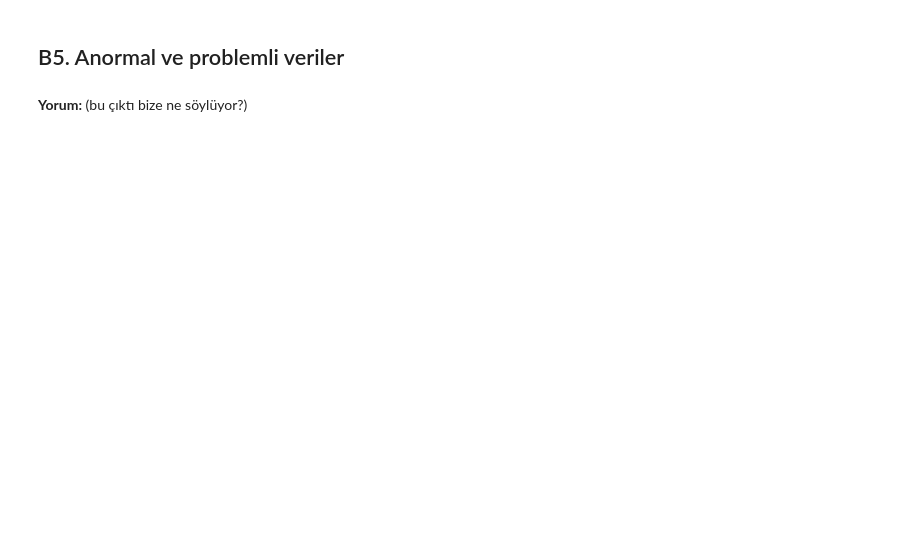
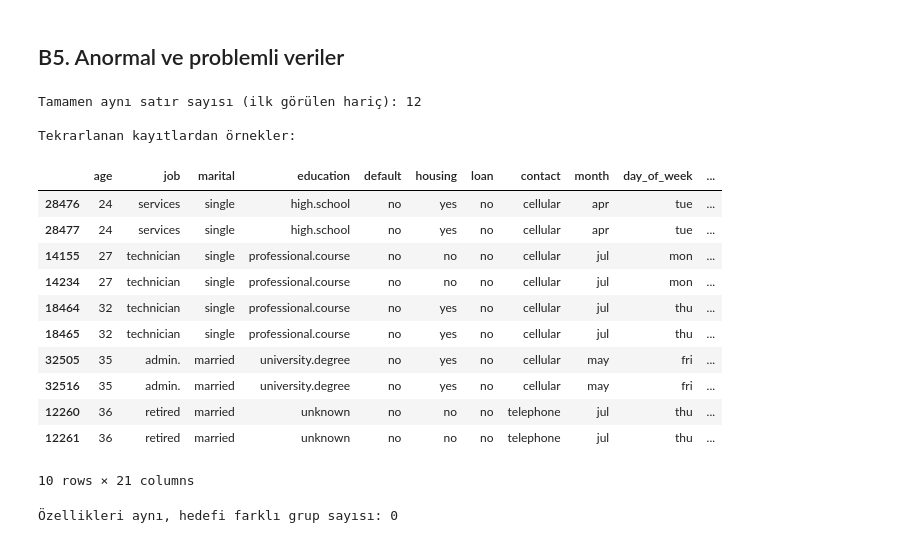
Before and after one commit to zeyneppbaran/ml-proje, a Jupyter notebook: notebooks/01_veri_tanitimi.ipynb, the cells around one changed output. Cells and saved outputs as stored; diff of their text form; code cells hidden in the pictures; blank space fills up the shorter version.

```diff
--- a/notebooks/01_veri_tanitimi.ipynb
+++ b/notebooks/01_veri_tanitimi.ipynb
@@ -467,2 +516,34 @@ sozluk
-# %% [markdown]
-**Yorum:** (bu çıktı bize ne söylüyor?)
+# %%
+# TEKRARLANAN KAYITLARIN ARAŞTIRILMASI
+
+# 1. Tüm sütunları (hedef dahil) aynı olan satırlar
+tam_tekrar = df_ham.duplicated()
+print("Tamamen aynı satır sayısı (ilk görülen hariç):", tam_tekrar.sum())
+
+if tam_tekrar.sum() > 0:
+    print("\nTekrarlanan kayıtlardan örnekler:")
+    display(df_ham[df_ham.duplicated(keep=False)]
+            .sort_values(list(df_ham.columns)).head(10))
+
+# 2. Özellikleri aynı ama hedefi farklı olan satırlar (etiket çelişkisi)
+ozellikler = [c for c in df_ham.columns if c != "y"]
+ayni_ozellik = df_ham[df_ham.duplicated(subset=ozellikler, keep=False)]
+celiskili = ayni_ozellik.groupby(ozellikler)["y"].nunique()
+print("\nÖzellikleri aynı, hedefi farklı grup sayısı:", (celiskili > 1).sum())
+# %% [output]
+Tamamen aynı satır sayısı (ilk görülen hariç): 12
+
+Tekrarlanan kayıtlardan örnekler:
+|  | age | job | marital | education | default | housing | loan | contact | month | day_of_week | ... |
+| 28476 | 24 | services | single | high.school | no | yes | no | cellular | apr | tue | ... |
+| 28477 | 24 | services | single | high.school | no | yes | no | cellular | apr | tue | ... |
+| 14155 | 27 | technician | single | professional.course | no | no | no | cellular | jul | mon | ... |
+| 14234 | 27 | technician | single | professional.course | no | no | no | cellular | jul | mon | ... |
+| 18464 | 32 | technician | single | professional.course | no | yes | no | cellular | jul | thu | ... |
+| 18465 | 32 | technician | single | professional.course | no | yes | no | cellular | jul | thu | ... |
+| 32505 | 35 | admin. | married | university.degree | no | yes | no | cellular | may | fri | ... |
+| 32516 | 35 | admin. | married | university.degree | no | yes | no | cellular | may | fri | ... |
+| 12260 | 36 | retired | married | unknown | no | no | no | telephone | jul | thu | ... |
+| 12261 | 36 | retired | married | unknown | no | no | no | telephone | jul | thu | ... |
+10 rows × 21 columns
+Özellikleri aynı, hedefi farklı grup sayısı: 0
```
Also changed, not shown: parts of 13 cells of this notebook.
